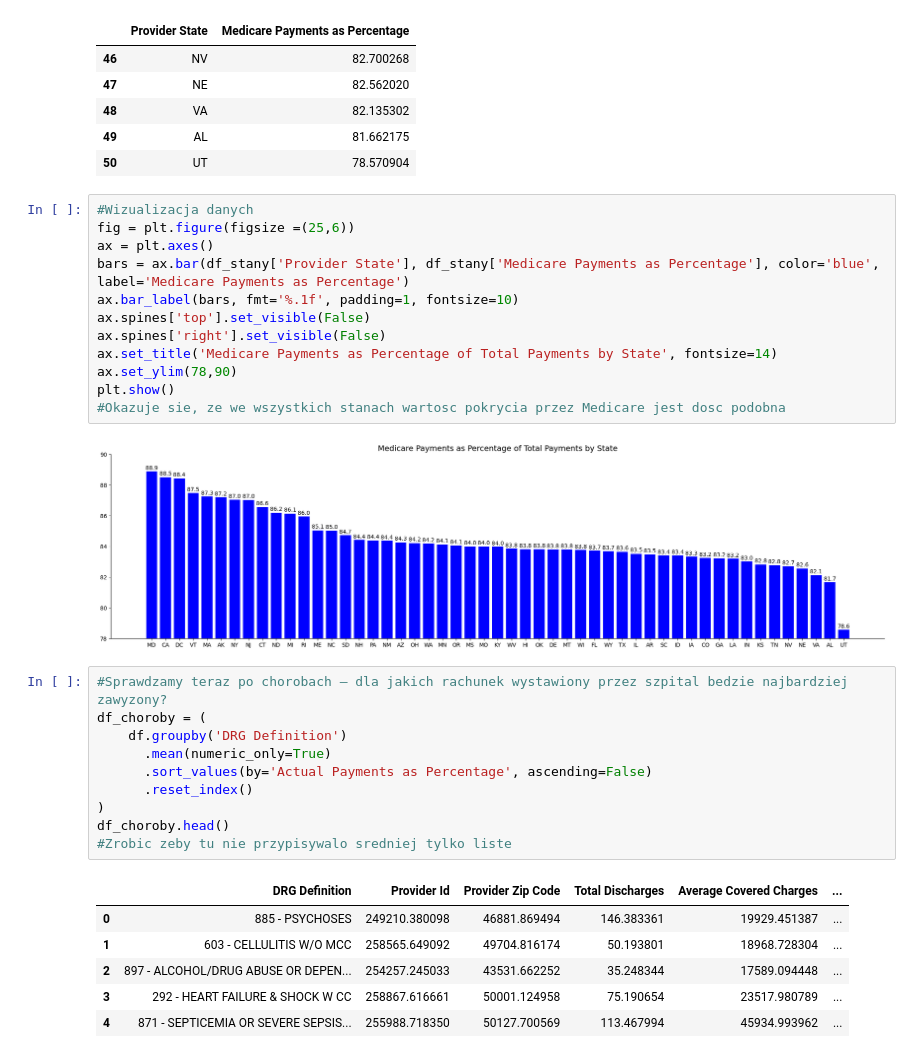
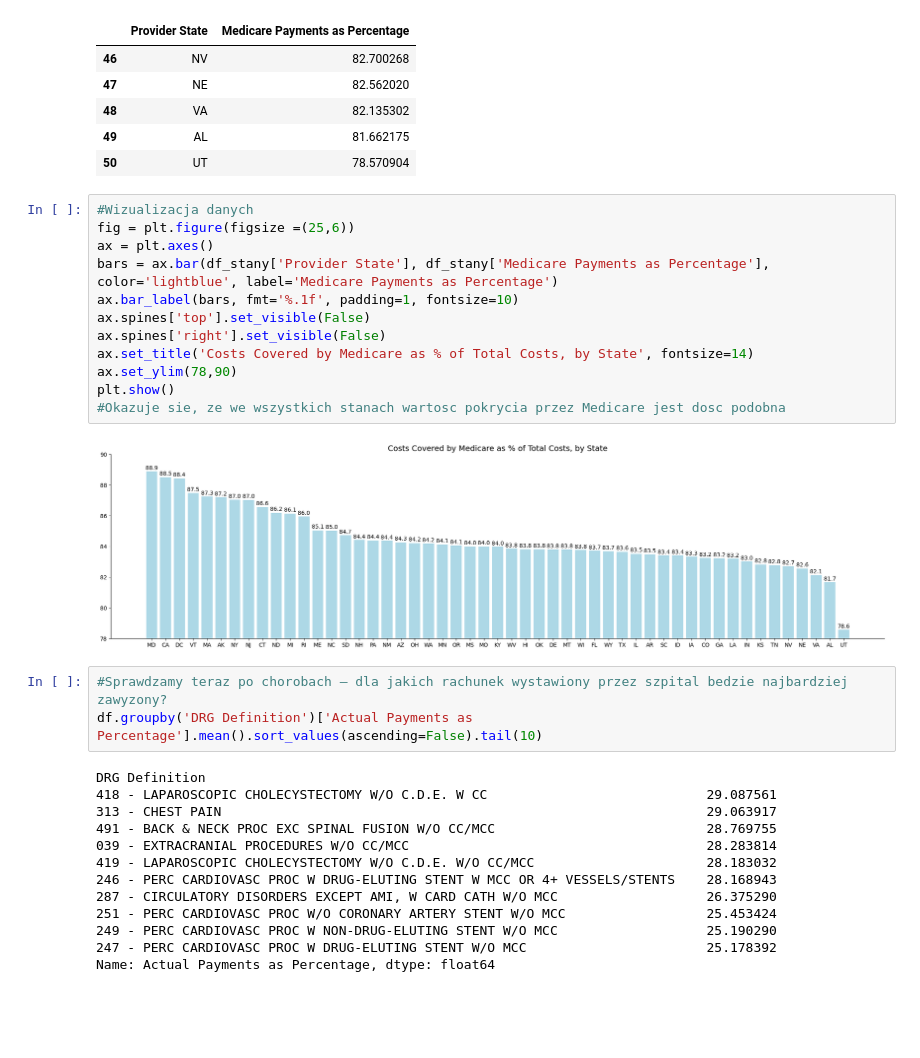
Before and after one commit to emmapstudent/python_projekt, a Jupyter notebook: projekt.ipynb, the cells around one changed output. Cells and saved outputs as stored; diff of their text form; blank space fills up the shorter version.

```diff
--- a/projekt.ipynb
+++ b/projekt.ipynb
@@ -102,31 +181,30 @@ df_stany.tail()
 # %%
 #Wizualizacja danych
 fig = plt.figure(figsize =(25,6))
 ax = plt.axes()
-bars = ax.bar(df_stany['Provider State'], df_stany['Medicare Payments as Percentage'], color='blue', label='Medicare Payments as Percentage')
+bars = ax.bar(df_stany['Provider State'], df_stany['Medicare Payments as Percentage'], color='lightblue', label='Medicare Payments as Percentage')
 ax.bar_label(bars, fmt='%.1f', padding=1, fontsize=10)
 ax.spines['top'].set_visible(False)
 ax.spines['right'].set_visible(False)
-ax.set_title('Medicare Payments as Percentage of Total Payments by State', fontsize=14)
+ax.set_title('Costs Covered by Medicare as % of Total Costs, by State', fontsize=14)
 ax.set_ylim(78,90)
 plt.show()
 #Okazuje sie, ze we wszystkich stanach wartosc pokrycia przez Medicare jest dosc podobna
 # %% [output]
-[figure, old version]
+[figure, new version]
 # %%
 #Sprawdzamy teraz po chorobach – dla jakich rachunek wystawiony przez szpital bedzie najbardziej zawyzony?
-df_choroby = (
-    df.groupby('DRG Definition')
-      .mean(numeric_only=True)
-      .sort_values(by='Actual Payments as Percentage', ascending=False)
-      .reset_index()
-)
-df_choroby.head()
-#Zrobic zeby tu nie przypisywalo sredniej tylko liste
+df.groupby('DRG Definition')['Actual Payments as Percentage'].mean().sort_values(ascending=False).tail(10)
 # %% [output]
-|  | DRG Definition | Provider Id | Provider Zip Code | Total Discharges | Average Covered Charges | ... |
-| 0 | 885 - PSYCHOSES | 249210.380098 | 46881.869494 | 146.383361 | 19929.451387 | ... |
-| 1 | 603 - CELLULITIS W/O MCC | 258565.649092 | 49704.816174 | 50.193801 | 18968.728304 | ... |
-| 2 | 897 - ALCOHOL/DRUG ABUSE OR DEPEN... | 254257.245033 | 43531.662252 | 35.248344 | 17589.094448 | ... |
-| 3 | 292 - HEART FAILURE & SHOCK W CC | 258867.616661 | 50001.124958 | 75.190654 | 23517.980789 | ... |
-| 4 | 871 - SEPTICEMIA OR SEVERE SEPSIS... | 255988.718350 | 50127.700569 | 113.467994 | 45934.993962 | ... |
+DRG Definition
+418 - LAPAROSCOPIC CHOLECYSTECTOMY W/O C.D.E. W CC                            29.087561
+313 - CHEST PAIN                                                              29.063917
+491 - BACK & NECK PROC EXC SPINAL FUSION W/O CC/MCC                           28.769755
+039 - EXTRACRANIAL PROCEDURES W/O CC/MCC                                      28.283814
+419 - LAPAROSCOPIC CHOLECYSTECTOMY W/O C.D.E. W/O CC/MCC                      28.183032
+246 - PERC CARDIOVASC PROC W DRUG-ELUTING STENT W MCC OR 4+ VESSELS/STENTS    28.168943
+287 - CIRCULATORY DISORDERS EXCEPT AMI, W CARD CATH W/O MCC                   26.375290
+251 - PERC CARDIOVASC PROC W/O CORONARY ARTERY STENT W/O MCC                  25.453424
+249 - PERC CARDIOVASC PROC W NON-DRUG-ELUTING STENT W/O MCC                   25.190290
+247 - PERC CARDIOVASC PROC W DRUG-ELUTING STENT W/O MCC                       25.178392
+Name: Actual Payments as Percentage, dtype: float64
```
Also changed, not shown: parts of 19 cells of this notebook, 1 other file.
